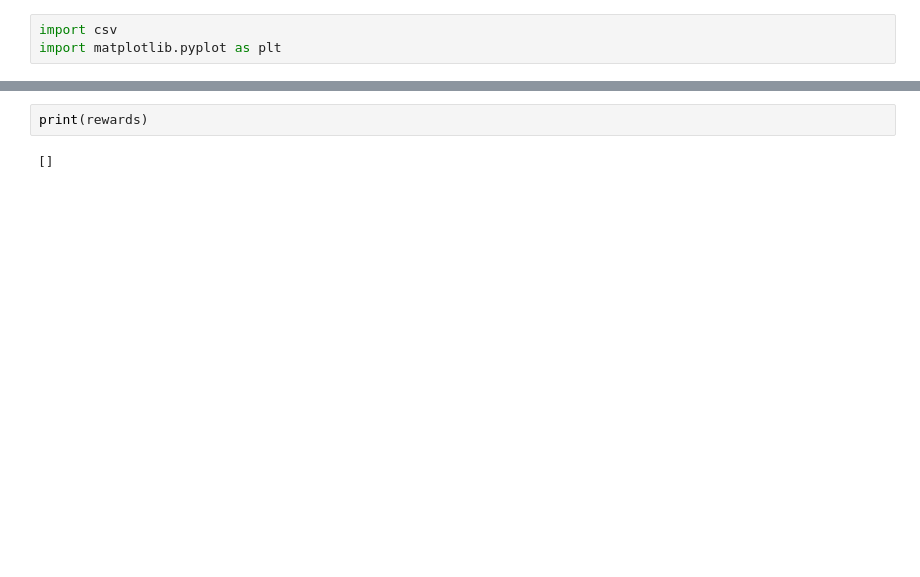
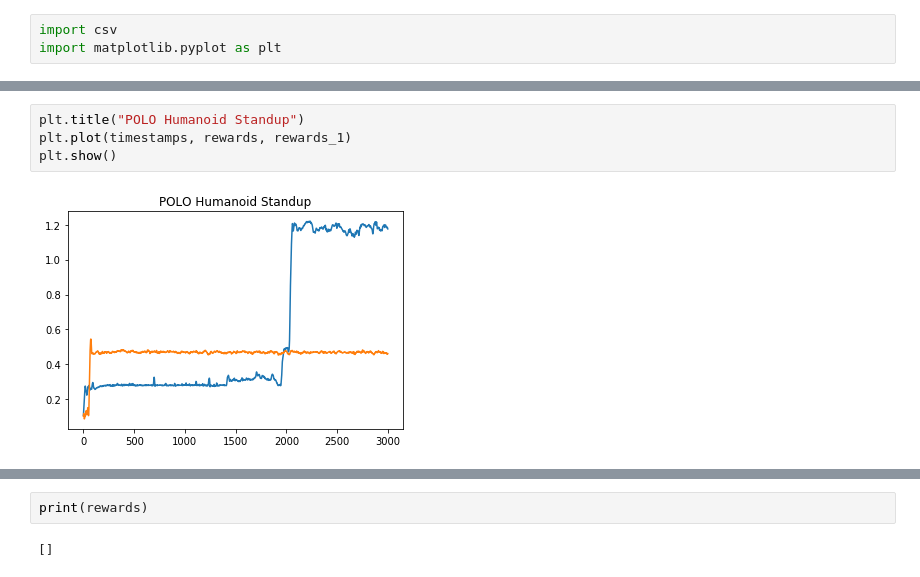
Before and after one commit to ZhizhenQin/POLO, a Jupyter notebook: Analysize POLO Humanoid.ipynb, the cells around one changed output, grey strips where cells are left out. Cells and saved outputs as stored; diff of their text form; blank space fills up the shorter version.

```diff
--- a/Analysize POLO Humanoid.ipynb
+++ b/Analysize POLO Humanoid.ipynb
@@ -13,3 +65,9 @@ with open('polo_record_tmp.tsv') as tsvfile:
+# %%
+plt.title("POLO Humanoid Standup")
+plt.plot(timestamps, rewards, rewards_1)
+plt.show()
+# %% [output]
+[figure, added]
 # %%
 plt.title("POLO Humanoid Standup")
 plt.plot(timestamps, rewards)
```
Also changed, not shown: parts of 12 cells of this notebook, 36 other files.
